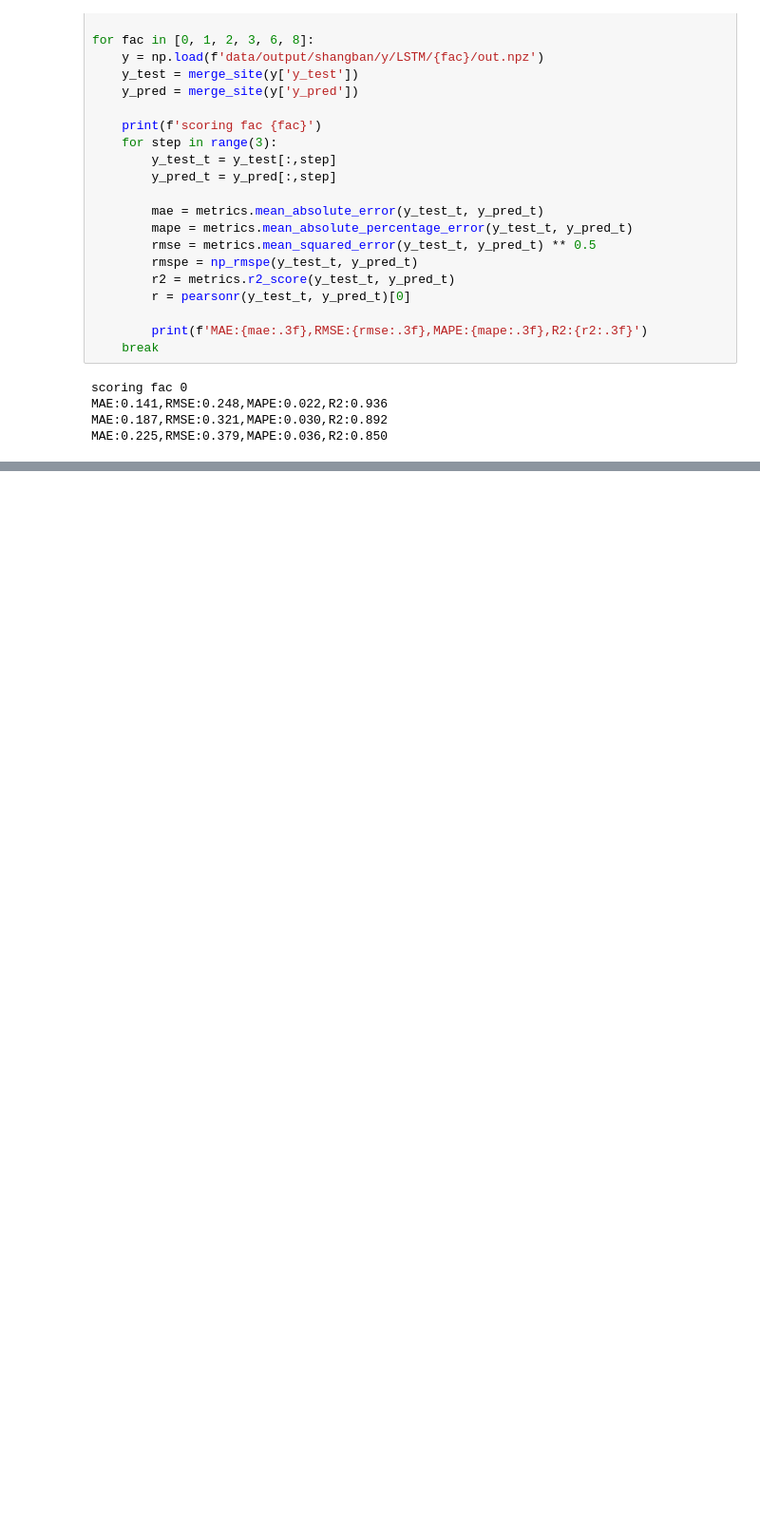
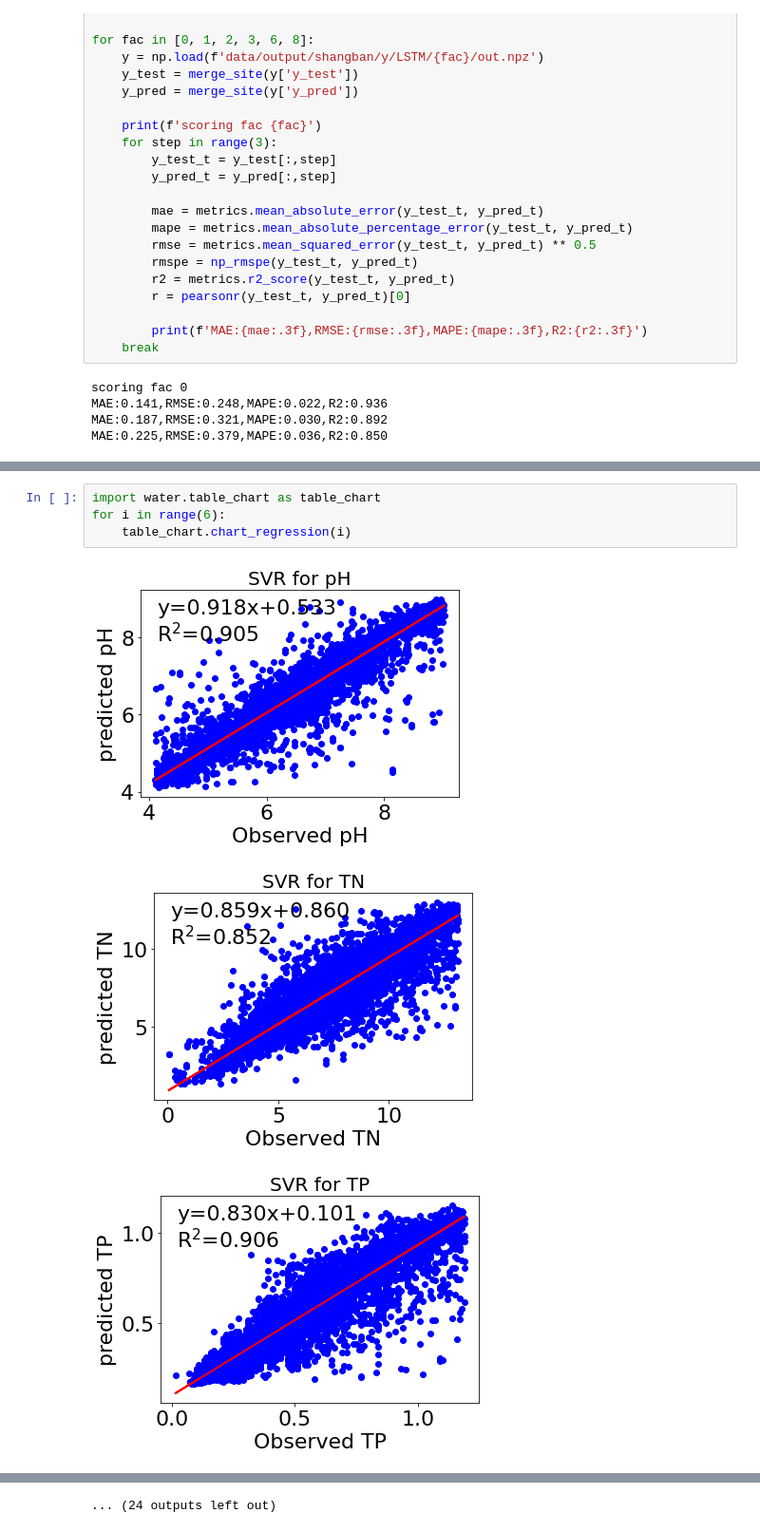
Before and after one commit to LeonardYoung/Graph-WaveNet, a Jupyter notebook: work.ipynb, the cells around one changed output, grey strips where cells are left out. Shown at 95% size. Drawn from its saved outputs; the diff is of its cells as text; blank space fills up the shorter version.

```diff
--- a/work.ipynb
+++ b/work.ipynb
@@ -207,0 +80,8 @@ water_sklearn.run('BagSVR',bag_svr)
+# %%
+import water.table_chart as table_chart
+for i in range(6):
+    table_chart.chart_regression(i)
+# %% [output]
+[figure, added]
+[figure, added]
+[figure, added]
@@ -207,0 +97 @@ water_sklearn.run('BagSVR',bag_svr)
+... (24 outputs left out)
```
Also changed, not shown: parts of 9 cells of this notebook, 2 other files.
